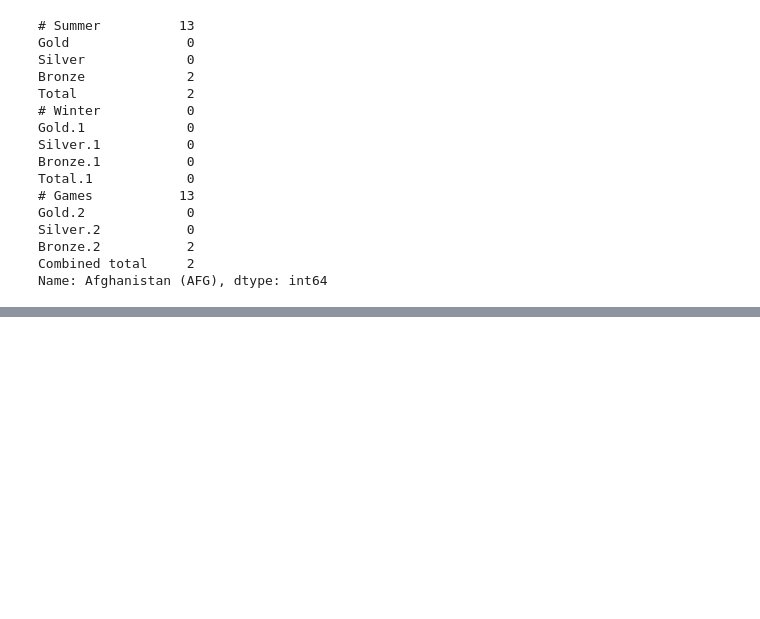
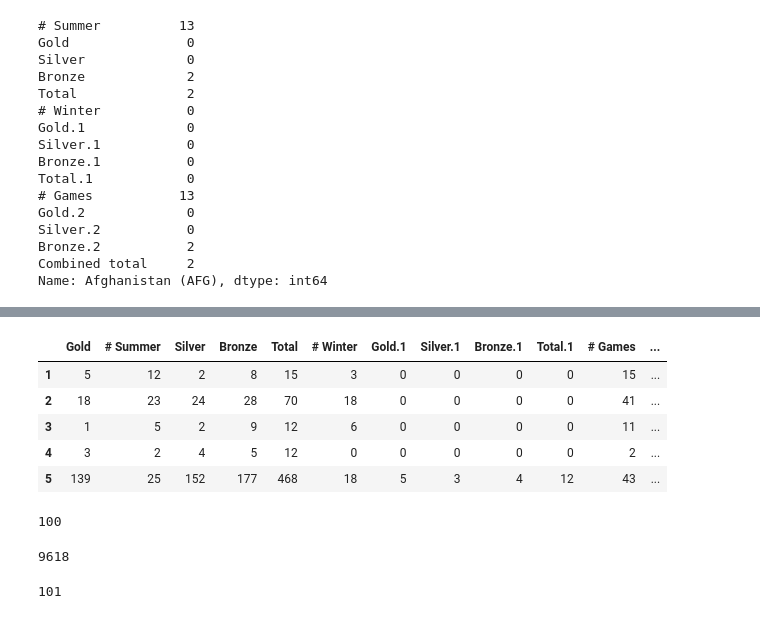
Before and after one commit to DexterPOSH/pythonlearning, a Jupyter notebook: Basic_data_processing_with_Pandas.ipynb, the cells around one changed output, grey strips where cells are left out. Cells and saved outputs as stored; diff of their text form; code cells hidden in the pictures; blank space fills up the shorter version.

```diff
--- a/Basic_data_processing_with_Pandas.ipynb
+++ b/Basic_data_processing_with_Pandas.ipynb
@@ -617,0 +725,25 @@ Name: Afghanistan (AFG), dtype: int64
+# %%
+# Shortcut present to apply boolean masking without where() using the indexing operator
+only_gold = df[df['Gold'] > 0] # using this method auto filters out rows with No values :)
+only_gold.head()
+# %% [output]
+|  | Gold | # Summer | Silver | Bronze | Total | # Winter | Gold.1 | Silver.1 | Bronze.1 | Total.1 | # Games | ... |
+| 1 | 5 | 12 | 2 | 8 | 15 | 3 | 0 | 0 | 0 | 0 | 15 | ... |
+| 2 | 18 | 23 | 24 | 28 | 70 | 18 | 0 | 0 | 0 | 0 | 41 | ... |
+| 3 | 1 | 5 | 2 | 9 | 12 | 6 | 0 | 0 | 0 | 0 | 11 | ... |
+| 4 | 3 | 2 | 4 | 5 | 12 | 0 | 0 | 0 | 0 | 0 | 2 | ... |
+| 5 | 139 | 25 | 152 | 177 | 468 | 18 | 5 | 3 | 4 | 12 | 43 | ... |
+# %%
+only_gold['Gold'].count()
+# %% [output]
+100
+# %%
+(df[(df['Gold'] > 0) | (df['Gold.1'] > 0)])['Gold'].sum()
+# %% [output]
+9618
+# %%
+len(df[(df['Gold'] > 0) | (df['Gold.1'] > 0)]) # Bit-wise operation on two boolean mask is another b-mask
+# This allows for some complex chaining like in this example
+# Look for countries which have gold medal in Summer or Winter Onlympics
+# %% [output]
+101
```
Also changed, not shown: parts of 39 cells of this notebook.
